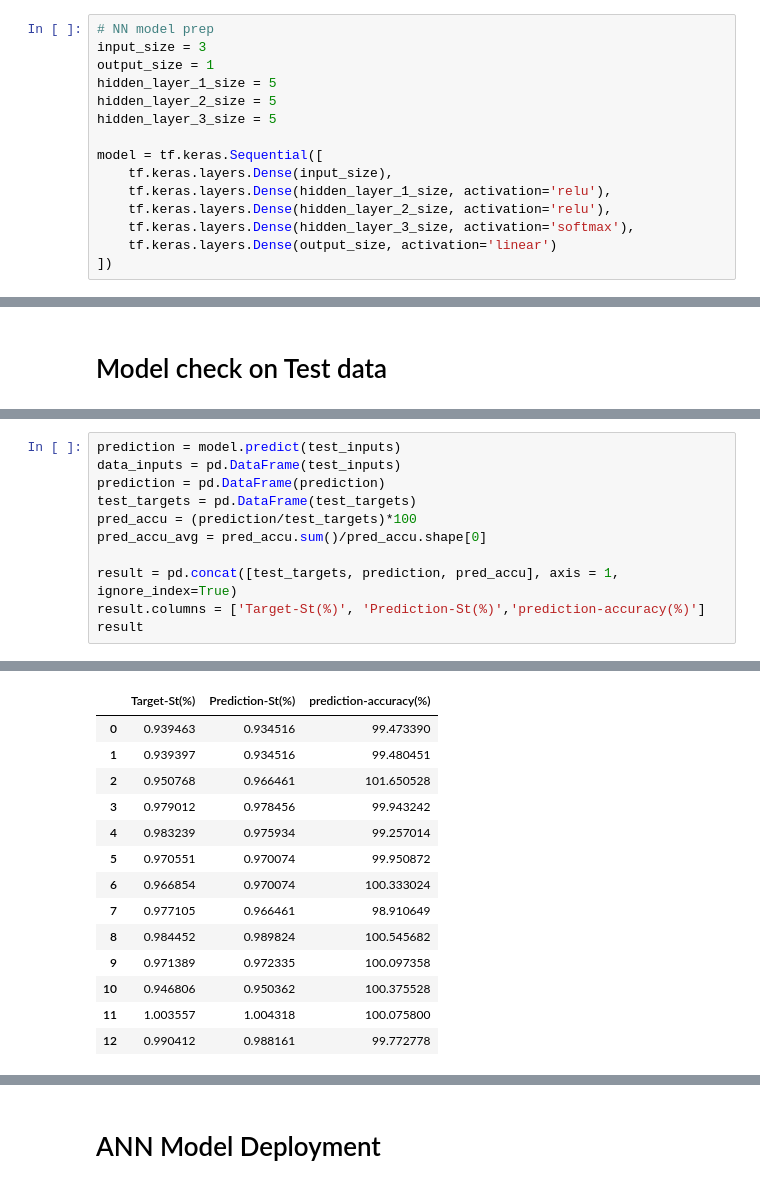
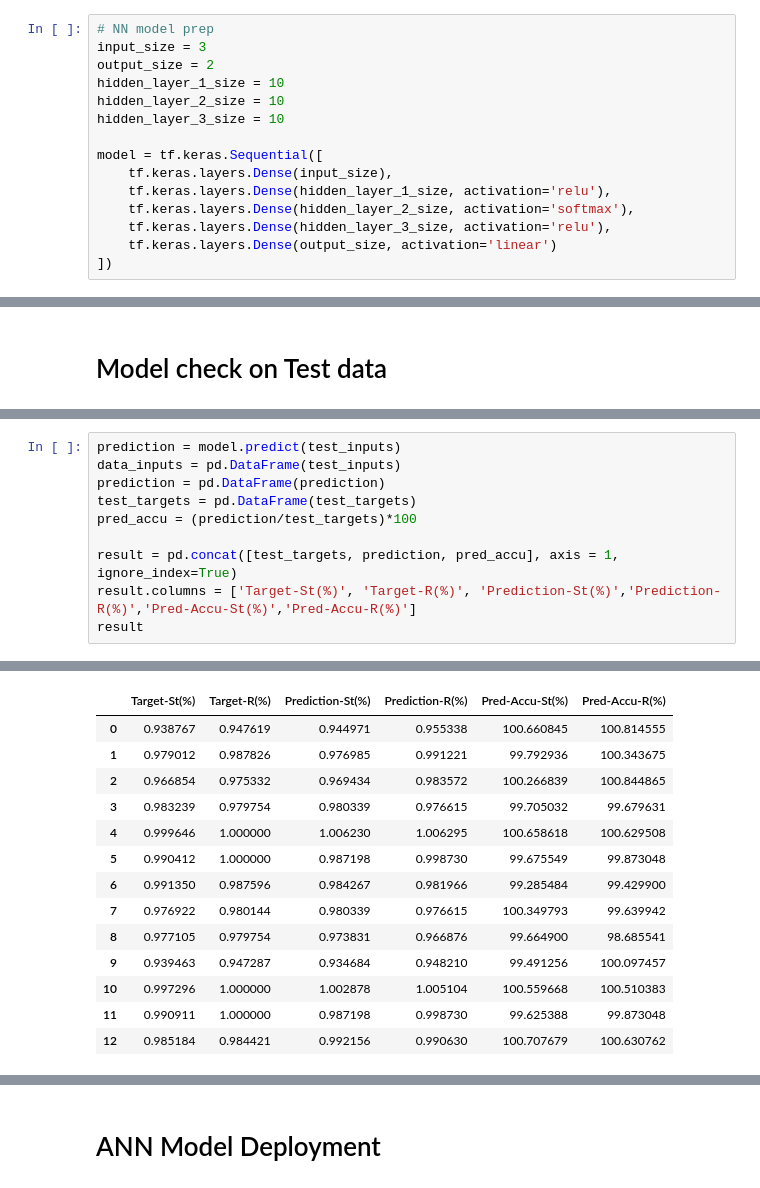
Before and after one commit to nirmalparmarphd/microDSC_error_prediction_ANN, a Jupyter notebook: ann_dsc_error_prediction.ipynb, the cells around one changed output, grey strips where cells are left out. Cells and saved outputs as stored; diff of their text form.

```diff
--- a/ann_dsc_error_prediction.ipynb
+++ b/ann_dsc_error_prediction.ipynb
@@ -23,16 +23,16 @@ Outline, Optimizer, Loss function, Early stopping and Training rate
 # %%
 # NN model prep
 input_size = 3
-output_size = 1
-hidden_layer_1_size = 5
-hidden_layer_2_size = 5
-hidden_layer_3_size = 5
+output_size = 2
+hidden_layer_1_size = 10
+hidden_layer_2_size = 10
+hidden_layer_3_size = 10
 
 model = tf.keras.Sequential([
     tf.keras.layers.Dense(input_size),
     tf.keras.layers.Dense(hidden_layer_1_size, activation='relu'),
-    tf.keras.layers.Dense(hidden_layer_2_size, activation='relu'),
-    tf.keras.layers.Dense(hidden_layer_3_size, activation='softmax'),
+    tf.keras.layers.Dense(hidden_layer_2_size, activation='softmax'),
+    tf.keras.layers.Dense(hidden_layer_3_size, activation='relu'),
     tf.keras.layers.Dense(output_size, activation='linear')
 ])
 # %%
@@ -116,9 +116,8 @@ data_inputs = pd.DataFrame(test_inputs)
 prediction = pd.DataFrame(prediction)
 test_targets = pd.DataFrame(test_targets)
 pred_accu = (prediction/test_targets)*100
-pred_accu_avg = pred_accu.sum()/pred_accu.shape[0]
 
 result = pd.concat([test_targets, prediction, pred_accu], axis = 1, ignore_index=True)
-result.columns = ['Target-St(%)', 'Prediction-St(%)','prediction-accuracy(%)']
+result.columns = ['Target-St(%)', 'Target-R(%)', 'Prediction-St(%)','Prediction-R(%)','Pred-Accu-St(%)','Pred-Accu-R(%)']
 result
 # %% [output]
@@ -126,14 +126,14 @@ result
-|  | Target-St(%) | Prediction-St(%) | prediction-accuracy(%) |
-| 0 | 0.939463 | 0.934516 | 99.473390 |
-| 1 | 0.939397 | 0.934516 | 99.480451 |
-| 2 | 0.950768 | 0.966461 | 101.650528 |
-| 3 | 0.979012 | 0.978456 | 99.943242 |
-| 4 | 0.983239 | 0.975934 | 99.257014 |
-| 5 | 0.970551 | 0.970074 | 99.950872 |
-| 6 | 0.966854 | 0.970074 | 100.333024 |
-| 7 | 0.977105 | 0.966461 | 98.910649 |
-| 8 | 0.984452 | 0.989824 | 100.545682 |
-| 9 | 0.971389 | 0.972335 | 100.097358 |
-| 10 | 0.946806 | 0.950362 | 100.375528 |
-| 11 | 1.003557 | 1.004318 | 100.075800 |
-| 12 | 0.990412 | 0.988161 | 99.772778 |
+|  | Target-St(%) | Target-R(%) | Prediction-St(%) | Prediction-R(%) | Pred-Accu-St(%) | Pred-Accu-R(%) |
+| 0 | 0.938767 | 0.947619 | 0.944971 | 0.955338 | 100.660845 | 100.814555 |
+| 1 | 0.979012 | 0.987826 | 0.976985 | 0.991221 | 99.792936 | 100.343675 |
+| 2 | 0.966854 | 0.975332 | 0.969434 | 0.983572 | 100.266839 | 100.844865 |
+| 3 | 0.983239 | 0.979754 | 0.980339 | 0.976615 | 99.705032 | 99.679631 |
+| 4 | 0.999646 | 1.000000 | 1.006230 | 1.006295 | 100.658618 | 100.629508 |
+| 5 | 0.990412 | 1.000000 | 0.987198 | 0.998730 | 99.675549 | 99.873048 |
+| 6 | 0.991350 | 0.987596 | 0.984267 | 0.981966 | 99.285484 | 99.429900 |
+| 7 | 0.976922 | 0.980144 | 0.980339 | 0.976615 | 100.349793 | 99.639942 |
+| 8 | 0.977105 | 0.979754 | 0.973831 | 0.966876 | 99.664900 | 98.685541 |
+| 9 | 0.939463 | 0.947287 | 0.934684 | 0.948210 | 99.491256 | 100.097457 |
+| 10 | 0.997296 | 1.000000 | 1.002878 | 1.005104 | 100.559668 | 100.510383 |
+| 11 | 0.990911 | 1.000000 | 0.987198 | 0.998730 | 99.625388 | 99.873048 |
+| 12 | 0.985184 | 0.984421 | 0.992156 | 0.990630 | 100.707679 | 100.630762 |
```
Also changed, not shown: parts of 11 cells of this notebook, 6 other files.
